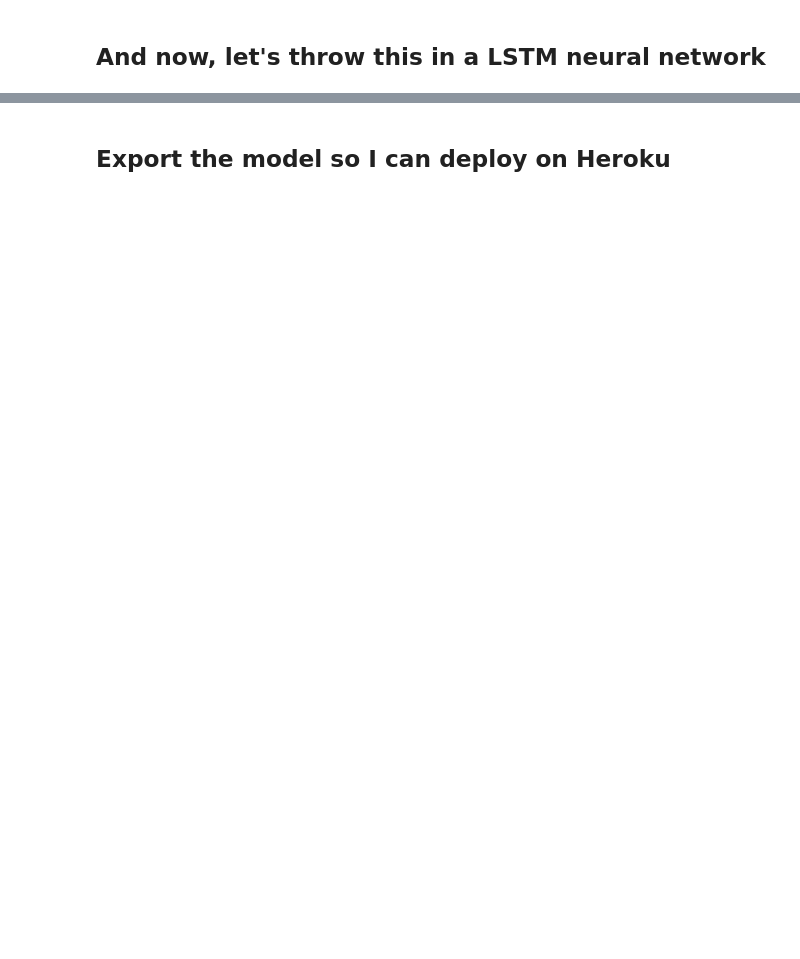
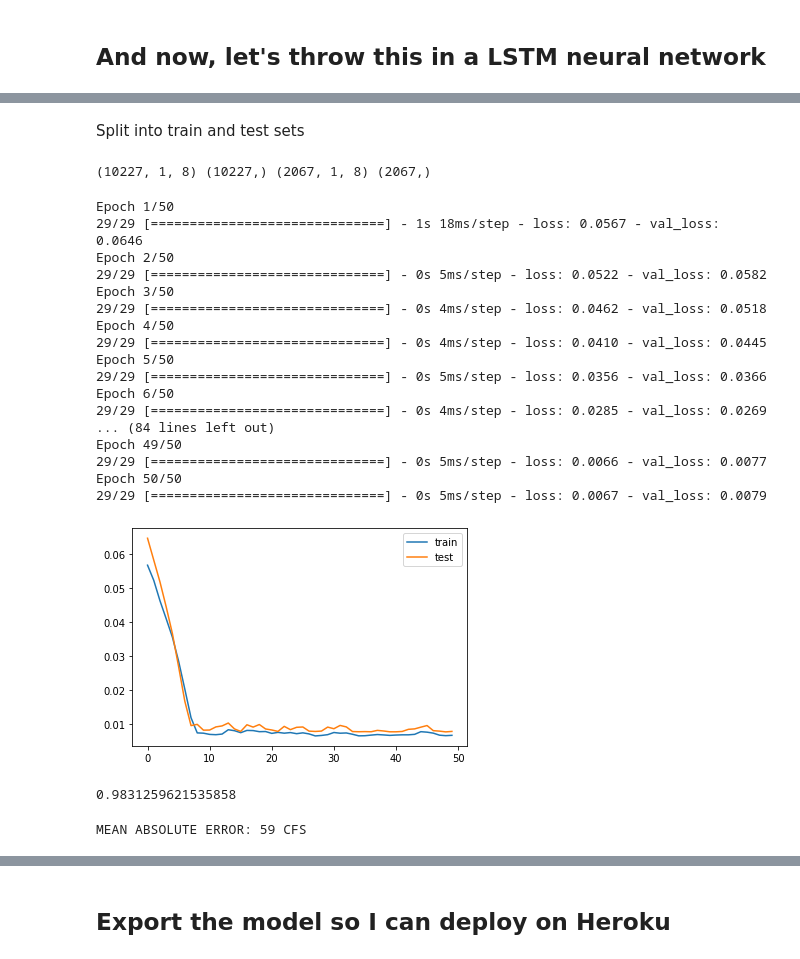
Before and after one commit to willstauffer/streamflow_predictions, a Jupyter notebook: Payette_streamflow.ipynb, the cells around one changed output, grey strips where cells are left out. Drawn from its saved outputs; the diff is of its cells as text; code cells hidden in the pictures; blank space fills up the shorter version.

Commit message:
refactored notebook, add LSTM to main notebook

```diff
--- a/Payette_streamflow.ipynb
+++ b/Payette_streamflow.ipynb
@@ -595,0 +675,5 @@ px.line(mae_df, x='Model Type', y='R^2')
+# %%
+reframed = series_to_supervised(scaled, 1, 1)
+# %%
+# drop columns we don't want to predict
+reframed.drop(reframed.columns[[9,10,11,12,13,14,15]], axis=1, inplace=True)
@@ -596,3 +689,22 @@ px.line(mae_df, x='Model Type', y='R^2')
+# %% [markdown]
+Split into train and test sets
+# %%
+values = reframed.values
+
+## We'll train on the years 1987-2015 and test on the years 2016-2020.
+n_train_days = (365 * 28) + 7 ## Gotta account for those leap years!
+# %%
+train = values[:n_train_days, :]
+test = values[n_train_days:, :]
+# split into input and outputs
+train_X, train_y = train[:, :-1], train[:, -1]
+test_X, test_y = test[:, :-1], test[:, -1]
+# reshape input to be 3D [samples, timesteps, features]
+train_X = train_X.reshape((train_X.shape[0], 1, train_X.shape[1]))
+test_X = test_X.reshape((test_X.shape[0], 1, test_X.shape[1]))
+print(train_X.shape, train_y.shape, test_X.shape, test_y.shape)
+# %% [output]
+(10227, 1, 8) (10227,) (2067, 1, 8) (2067,)
 # %%
 from keras.models import Sequential
 from keras.layers import Dense
@@ -619,0 +713,32 @@ x_test = scaler.fit_transform(x_test)
+# %%
+# design network
+model = Sequential()
+model.add(LSTM(50, input_shape=(train_X.shape[1], train_X.shape[2])))
+model.add(Dense(1))
+model.compile(loss='mae', optimizer='adam')
+# fit network
+history = model.fit(train_X, train_y, epochs=50, batch_size=365, validation_data=(test_X, test_y), verbose=1, shuffle=False)
+# plot history
+pyplot.plot(history.history['loss'], label='train')
+pyplot.plot(history.history['val_loss'], label='test')
+pyplot.legend()
+pyplot.show()
+# %% [output]
+Epoch 1/50
+29/29 [==============================] - 1s 18ms/step - loss: 0.0567 - val_loss: 0.0646
+Epoch 2/50
+29/29 [==============================] - 0s 5ms/step - loss: 0.0522 - val_loss: 0.0582
+Epoch 3/50
+29/29 [==============================] - 0s 4ms/step - loss: 0.0462 - val_loss: 0.0518
+Epoch 4/50
+29/29 [==============================] - 0s 4ms/step - loss: 0.0410 - val_loss: 0.0445
+Epoch 5/50
+29/29 [==============================] - 0s 5ms/step - loss: 0.0356 - val_loss: 0.0366
+Epoch 6/50
+29/29 [==============================] - 0s 4ms/step - loss: 0.0285 - val_loss: 0.0269
+... (84 lines left out)
+Epoch 49/50
+29/29 [==============================] - 0s 5ms/step - loss: 0.0066 - val_loss: 0.0077
+Epoch 50/50
+29/29 [==============================] - 0s 5ms/step - loss: 0.0067 - val_loss: 0.0079
+[figure, added]
@@ -619,0 +761,10 @@ x_test = scaler.fit_transform(x_test)
+# %%
+r2_LSTM = r2_score(inv_y, inv_yhat)
+print(r2_LSTM)
+# %% [output]
+0.9831259621535858
+# %%
+mae_LSTM = mean_absolute_error(inv_y, inv_yhat)
+print(f'MEAN ABSOLUTE ERROR: {mae_LSTM:,.0f} CFS')
+# %% [output]
+MEAN ABSOLUTE ERROR: 59 CFS
```
Also changed, not shown: parts of 98 cells of this notebook.
